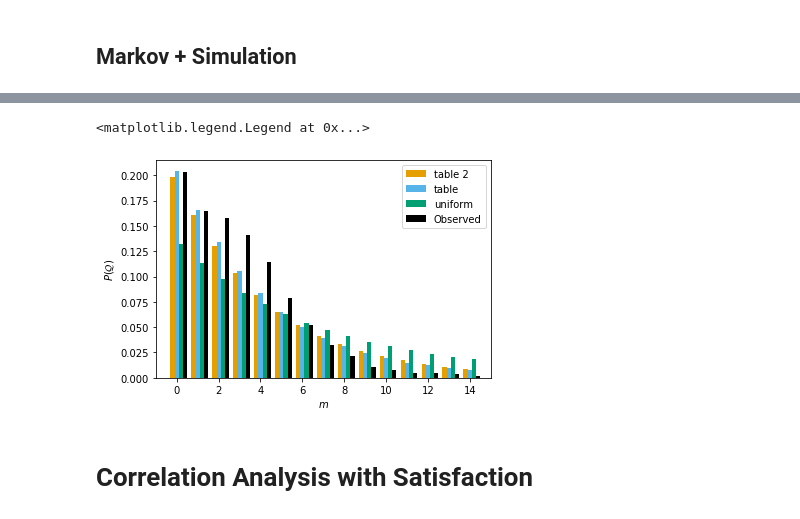
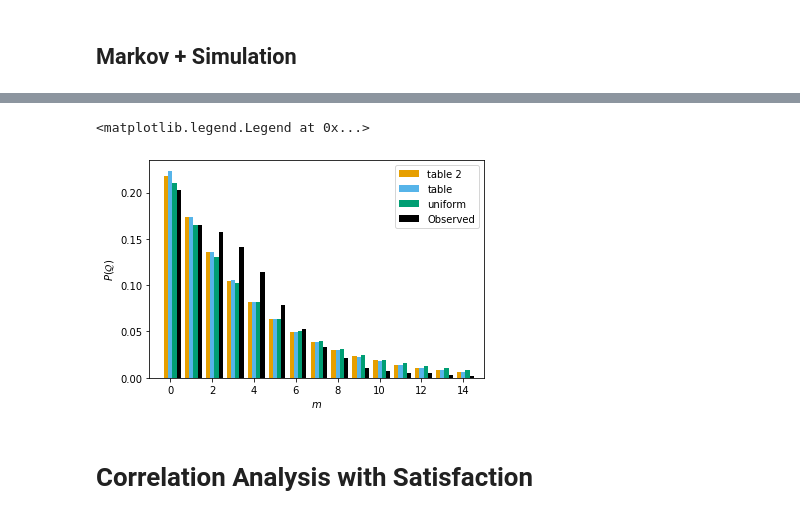
Before and after one commit to aldolipani/ConversationalSearchEvaluation, a Jupyter notebook: mc_simulation-2.ipynb, the cells around one changed output, grey strips where cells are left out. Drawn from its saved outputs; the diff is of its cells as text; code cells hidden in the pictures.

```diff
--- a/mc_simulation-2.ipynb
+++ b/mc_simulation-2.ipynb
@@ -1018,9 +1016,10 @@ CP, LTSE -2.165659070518712
 # %%
+res = 100
 max_alpha = 0.0
 max_ltse = 0.0
 ngp_t_cbp = None
-for alpha in tqdm(range(0, 101)):
-    alpha /= 100
+for alpha in tqdm(range(0, res + 1)):
+    alpha /= res
 
     ngp_t = get_table_dist(alpha, lambda alpha, m, l : alpha**m)
 
@@ -1036,13 +1035,14 @@ CBP, LTSE -5.482941211633515 0.78
 # %%
+res = 10
 max_alpha = 0.0
 max_beta = 0.0
 max_ltse = 0.0
 ngp_t_cbp_p = None
-for alpha in tqdm(range(0, 11)):
-    alpha /= 10
+for alpha in tqdm(range(0, res+1)):
+    alpha /= res
 
-    for beta in range(0, 11):
-        beta /= 10
+    for beta in range(0, res+1):
+        beta /= res
 
         ngp_t = get_table_dist2(alpha, beta)
 
@@ -1174,9 +1174,10 @@ CP, LTSE -2.1431167743311073
 # %%
+res = 100
 max_alpha = 0.0
 max_ltse = 0.0
 ngp_t2_cbp = None
-for alpha in tqdm(range(0, 11)):
-    alpha /= 10
+for alpha in tqdm(range(0, res+1)):
+    alpha /= res
 
     ngp_t2 = get_double_table_dist(alpha, lambda alpha, m, l : alpha**m)
 
@@ -1192,13 +1193,14 @@ CBP, LMSE -5.61825141780749 0.8
 # %%
+res = 10
 max_alpha = 0.0
 max_beta = 0.0
 max_ltse = 0.0
 ngp_t2_cbp_p = None
-for alpha in tqdm(range(0, 11)):
-    alpha /= 10
+for alpha in tqdm(range(0, res+1)):
+    alpha /= res
 
-    for beta in range(0, 11):
-        beta /= 10
+    for beta in range(0, res+1):
+        beta /= res
 
         ngp_t2 = get_double_table_dist2(alpha, beta)
 
@@ -1234,22 +1234,22 @@ plt.legend()
 # %%
 x = np.arange(ngp.shape[0])
 
 bar_width = 0.20
 
-plt.bar(x-bar_width*1, ngp_t2_cp[0:len(x)], width = bar_width, color='#E69F00', align='center', label='table 2')
-plt.bar(x+bar_width*0, ngp_t_cp[0:len(x)], width = bar_width, color='#56B4E9', align='center', label='table')
-plt.bar(x+bar_width*1, ngp_u_cp[0:len(x)], width = bar_width, color='#009E73', align='center', label="uniform")
+plt.bar(x-bar_width*1, ngp_t2_cbp_p[0:len(x)], width = bar_width, color='#E69F00', align='center', label='table 2')
+plt.bar(x+bar_width*0, ngp_t_cbp_p[0:len(x)], width = bar_width, color='#56B4E9', align='center', label='table')
+plt.bar(x+bar_width*1, ngp_u_cbp_p[0:len(x)], width = bar_width, color='#009E73', align='center', label="uniform")
 plt.bar(x+bar_width*2, ngp, width = bar_width, color='black', align='center', label="Observed")
 
 #plt.rc('font', size=13)
 plt.ylabel('$P(\\mathcal{Q})$')
 plt.xlabel('$m$')
 plt.xlim(-1, 15)
 plt.legend()
 #plt.savefig("probability_of_querying.png", dpi=300)
 # %% [output]
 <matplotlib.legend.Legend at 0x...>
-[figure, old version]
+[figure, new version]
 # %% [markdown]
 # Correlation Analysis with Satisfaction
 # %%
```
Also changed, not shown: parts of 11 cells of this notebook.
